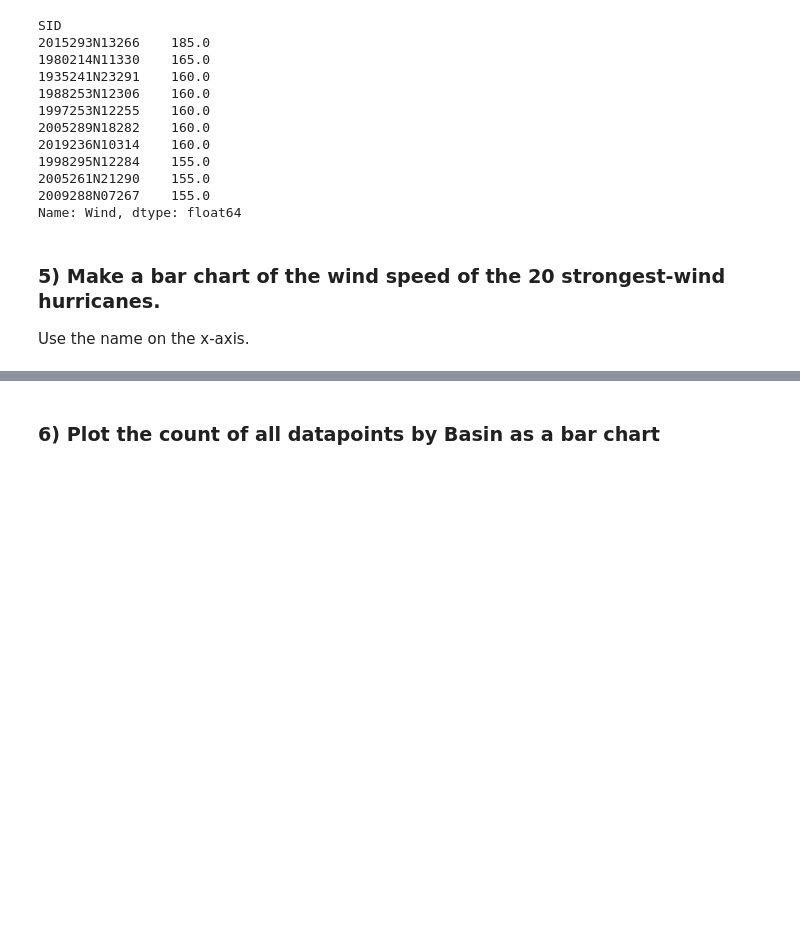
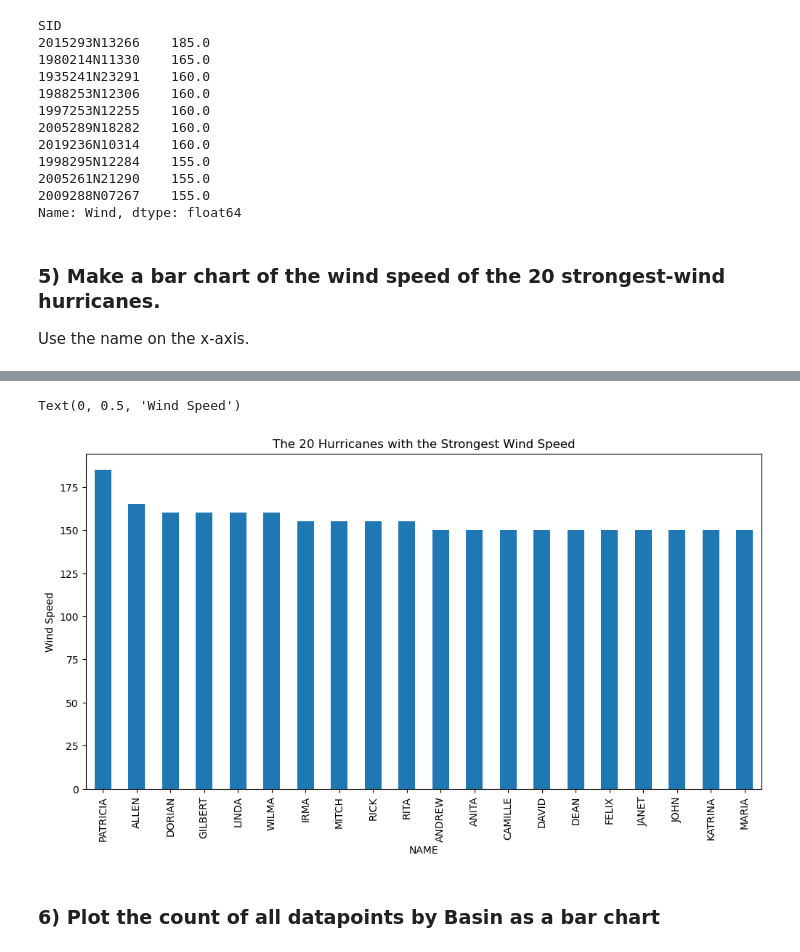
Before and after one commit to alc2282/Assignments, a Jupyter notebook: Assignment8.ipynb, the cells around one changed output, grey strips where cells are left out. Saved outputs shown, nothing was run; the diff lists cells and outputs as text; code cells hidden in the pictures; blank space fills up the shorter version.

```diff
--- a/Assignment8.ipynb
+++ b/Assignment8.ipynb
@@ -114,0 +89,3 @@ Text(0, 0.5, 'Wind Speed')
+# %%
+gb = df.groupby('NAME')
+gb
@@ -115,3 +115,10 @@ Text(0, 0.5, 'Wind Speed')
+# %%
+ax = top20.plot(kind='bar', figsize=(12,6))
+ax.set_title('The 20 Hurricanes with the Strongest Wind Speed')
+ax.set_ylabel('Wind Speed')
+# %% [output]
+Text(0, 0.5, 'Wind Speed')
+[figure, added]
 # %% [markdown]
 ### 6) Plot the count of all datapoints by Basin as a bar chart
 # %%
```
Also changed, not shown: parts of 8 cells of this notebook.
